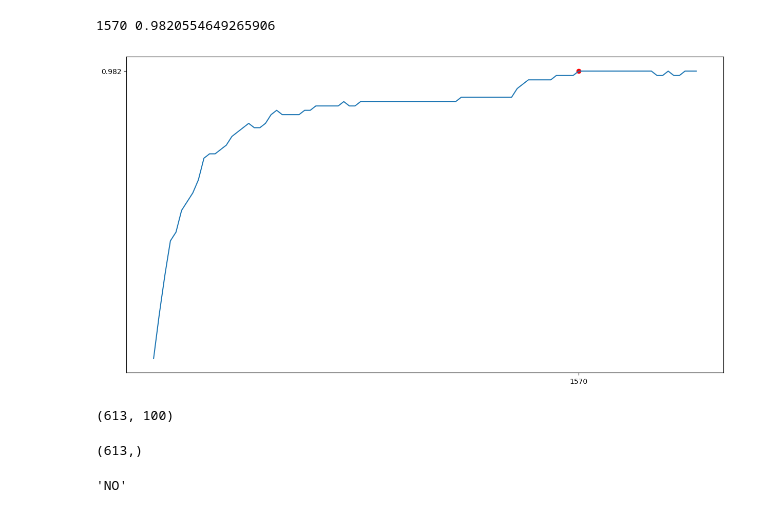
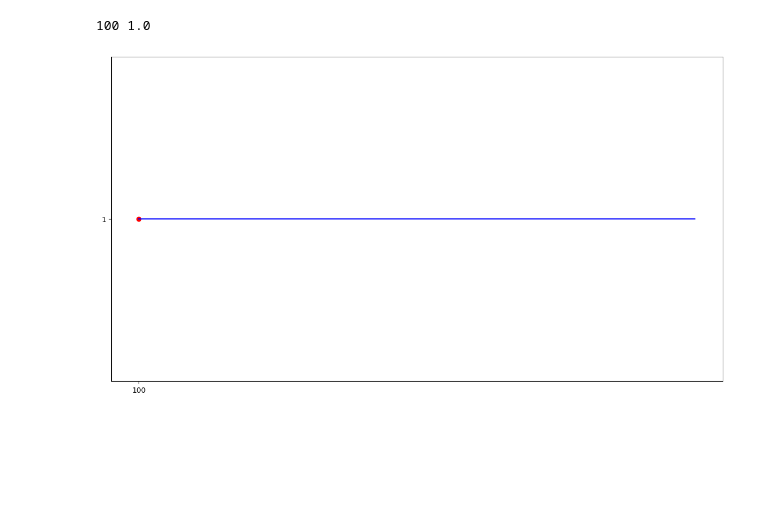
Before and after one commit to GSKW/ML, a Jupyter notebook: nto/data/main.ipynb, the cells around one changed output. Cells and saved outputs as stored; diff of their text form; code cells hidden in the pictures; blank space fills up the shorter version.

```diff
--- a/nto/data/main.ipynb
+++ b/nto/data/main.ipynb
@@ -107,0 +299,2 @@ for x in model.log_model.coef_:
+# %%
+model.train(castles, locks)
@@ -107,0 +321,11 @@ for x in model.log_model.coef_:
+# %%
+good_words = []
+dct_ = model.vectorizer.vocabulary_
+dct_rev_ = {v: k for k, v in dct_.items()}
+for ind, coef in enumerate(model.log_model.coef_[0]):
+    if abs(coef) > 0.0867:
+        good_words.append(dct_rev_[ind])
+# %%
+model_fixed = ZamokClassifier(mx=len(good_words), good_words=good_words)
+# %%
+model_fixed.train(castles, locks)
@@ -108,34 +370,29 @@ for x in model.log_model.coef_:
 # %%
 xx, yy = [], []
-for m in tqdm(range(50, 2000, 20)):
+st1, st2 = set(), set()
+for m in tqdm(range(100, 600, 25)):
     i = 0
     model = ZamokClassifier(mx=m)
     model.train(castles, locks)
     for x in locks:
         if model.predict(x) == "NO":
             i+=1
     for x in castles:
         if model.predict(x) == "YES":
             i+=1
     # print(i/(len(castles)+len(locks)), m)
     yy.append(i/(len(castles)+len(locks)))
     xx.append(m)
 plt.figure(figsize=(15, 8))
-plt.plot(xx, yy)
+plt.plot(xx, yy, c='blue')
 plt.scatter([xx[yy.index(max(yy))]], [max(yy)], c='r')
 # plt.plot([0,m], [max(yy), max(yy)])
 plt.yticks([max(yy)])
 plt.xticks([xx[yy.index(max(yy))]])
+# for line in range(len(xx)):
+#     plt.plot([xx[line], xx[line]], [yy[line], 0], c='blue')
 plt.savefig("plot.pdf")
 print(xx[yy.index(max(yy))], max(yy))
 # %% [output]
-1570 0.9820554649265906
+100 1.0
-[figure, old version]
+[figure, new version]
-# %%
-np.concatenate([x1,x2], axis=0).shape
-# %% [output]
-(613, 100)
-# %%
-np.concatenate([[0]*len(x1), [1]*len(x2)]).shape
-# %% [output]
-(613,)
@@ -146,4 +398,0 @@ model1 = ZamokClassifier('test_model')
-# %%
-model1.predict(locks[101])
-# %% [output]
-'NO'
```
Also changed, not shown: parts of 24 cells of this notebook, 1 other file.
